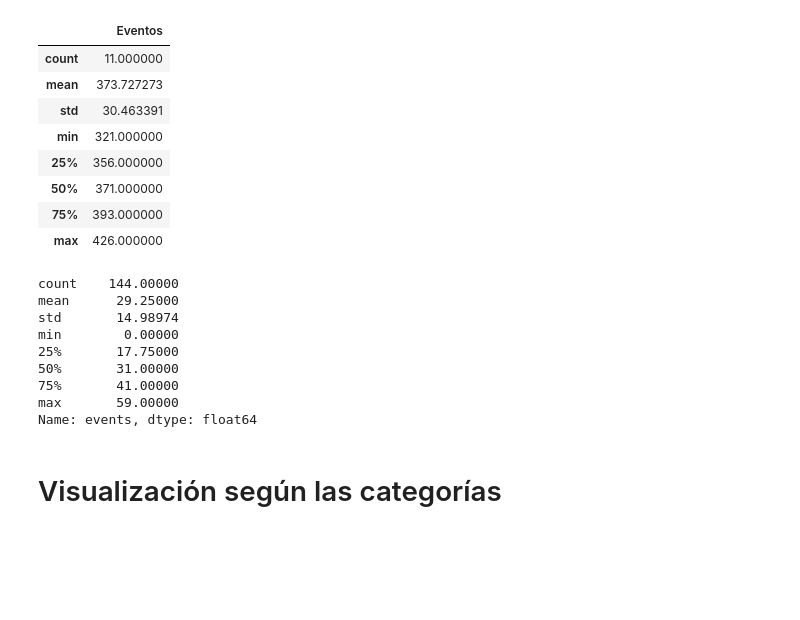
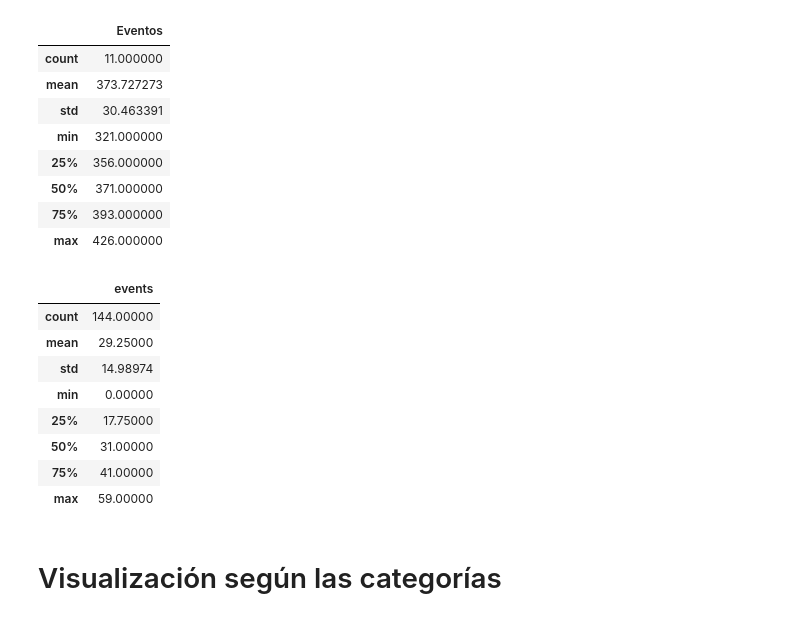
Before and after one commit to mlb-alumno/EDA-Arte, a Jupyter notebook: src/notebooks/casaenc_EDA.ipynb, the cells around one changed output. Saved outputs shown, nothing was run; the diff lists cells and outputs as text; code cells hidden in the pictures; blank space fills up the shorter version.

```diff
--- a/src/notebooks/casaenc_EDA.ipynb
+++ b/src/notebooks/casaenc_EDA.ipynb
@@ -174,17 +178,19 @@ eventos_df[0:-1].describe()
 | max | 426.000000 |
 # %%
 # Datos por mes
-month_df["events"].describe()
+fig = px.box(month_df, y="events")
+fig.show()
+month_df[["events"]].describe()
 # %% [output]
-count    144.00000
-mean      29.25000
-std       14.98974
-min        0.00000
-25%       17.75000
-50%       31.00000
-75%       41.00000
-max       59.00000
-Name: events, dtype: float64
+|  | events |
+| count | 144.00000 |
+| mean | 29.25000 |
+| std | 14.98974 |
+| min | 0.00000 |
+| 25% | 17.75000 |
+| 50% | 31.00000 |
+| 75% | 41.00000 |
+| max | 59.00000 |
 # %% [markdown]
 # Visualización según las categorías
 # %%
```
Also changed, not shown: parts of 5 cells of this notebook, 46 other files.
